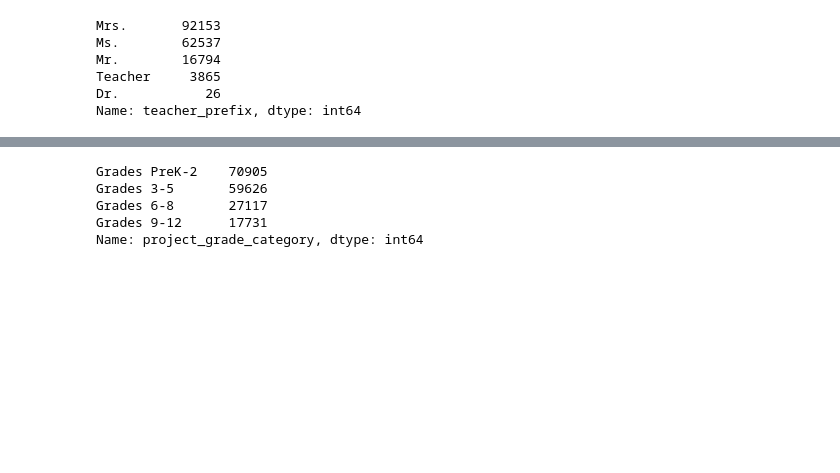
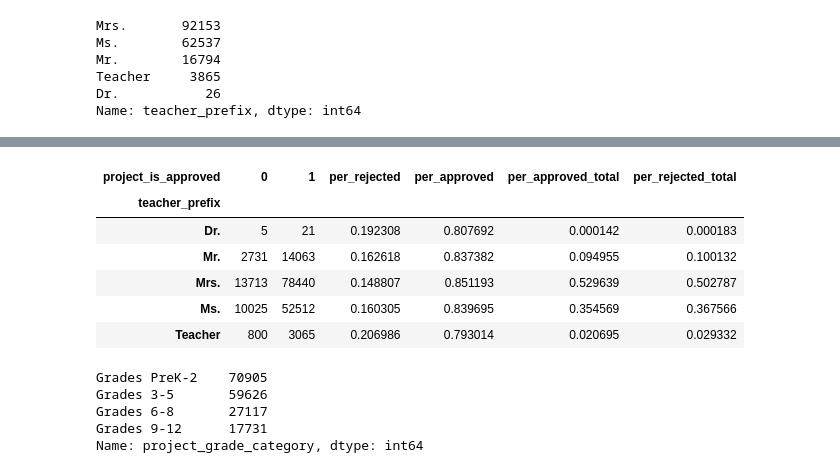
Before and after one commit to matthewcassi/kaggle_competitions, a Jupyter notebook: donors_choose/initial_look.ipynb, the cells around one changed output, grey strips where cells are left out. Cells and saved outputs as stored; diff of their text form; code cells hidden in the pictures; blank space fills up the shorter version.

```diff
--- a/donors_choose/initial_look.ipynb
+++ b/donors_choose/initial_look.ipynb
@@ -141,3 +162,20 @@ plt.show()
+# %%
+teacher = pd.pivot_table(training, index='teacher_prefix', columns='project_is_approved', values='id', aggfunc=len)
+# %%
+teacher['per_rejected'] = (teacher[0]) / (teacher[0] + teacher[1])
+teacher['per_approved'] = (teacher[1]) / (teacher[0] + teacher[1])
+teacher['per_approved_total'] = (teacher[1]) / ( teacher[1].sum(axis=0))
+teacher['per_rejected_total'] = (teacher[0]) / (teacher[0].sum(axis=0))
+# %%
+teacher
+# %% [output]
+| project_is_approved | 0 | 1 | per_rejected | per_approved | per_approved_total | per_rejected_total |
+| teacher_prefix |  |  |  |  |  |  |
+| Dr. | 5 | 21 | 0.192308 | 0.807692 | 0.000142 | 0.000183 |
+| Mr. | 2731 | 14063 | 0.162618 | 0.837382 | 0.094955 | 0.100132 |
+| Mrs. | 13713 | 78440 | 0.148807 | 0.851193 | 0.529639 | 0.502787 |
+| Ms. | 10025 | 52512 | 0.160305 | 0.839695 | 0.354569 | 0.367566 |
+| Teacher | 800 | 3065 | 0.206986 | 0.793014 | 0.020695 | 0.029332 |
 # %%
 training['project_grade_category'].value_counts()
 # %% [output]
```
Also changed, not shown: parts of 18 cells of this notebook.
